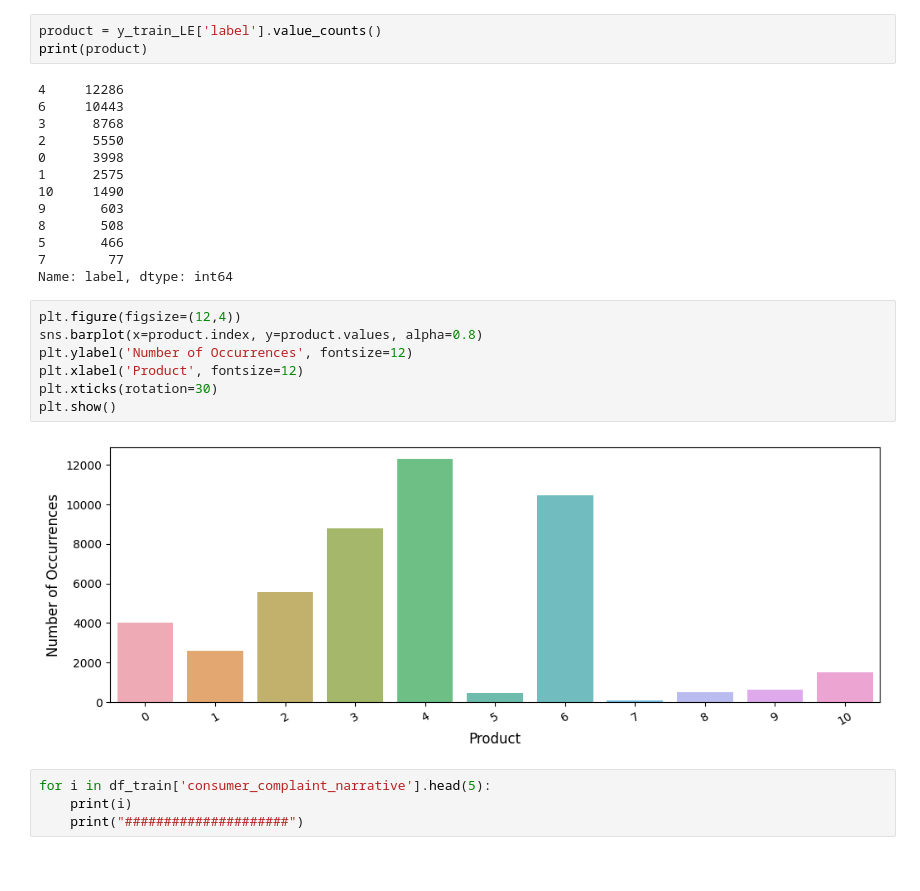
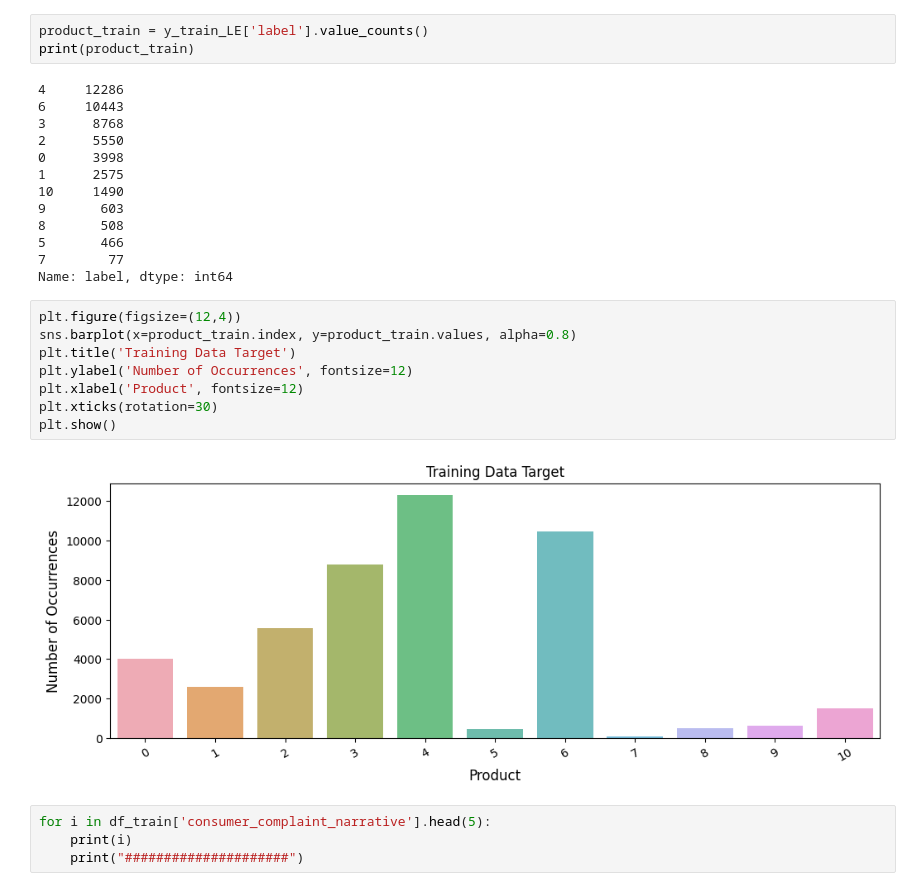
Before and after one commit to schellrw/consumer_complaints, a Jupyter notebook: 01_TfidfVectorizer.ipynb, the cells around one changed output. Cells and saved outputs as stored; diff of their text form.

```diff
--- a/01_TfidfVectorizer.ipynb
+++ b/01_TfidfVectorizer.ipynb
@@ -152,8 +199,8 @@ list(df_train.columns)
 # %%
 y_train_LE = pd.read_parquet('./input/y_targets/y_train_LE.parquet')
 # %%
-product = y_train_LE['label'].value_counts()
-print(product)
+product_train = y_train_LE['label'].value_counts()
+print(product_train)
 # %% [output]
 4     12286
 6     10443
@@ -169,13 +216,14 @@ print(product)
 Name: label, dtype: int64
 # %%
 plt.figure(figsize=(12,4))
-sns.barplot(x=product.index, y=product.values, alpha=0.8)
+sns.barplot(x=product_train.index, y=product_train.values, alpha=0.8)
+plt.title('Training Data Target')
 plt.ylabel('Number of Occurrences', fontsize=12)
 plt.xlabel('Product', fontsize=12)
 plt.xticks(rotation=30)
 plt.show()
 # %% [output]
-[figure, old version]
+[figure, new version]
 # %%
 for i in df_train['consumer_complaint_narrative'].head(5):
     print(i)
```
Also changed, not shown: parts of 66 cells of this notebook, 10 other files.
